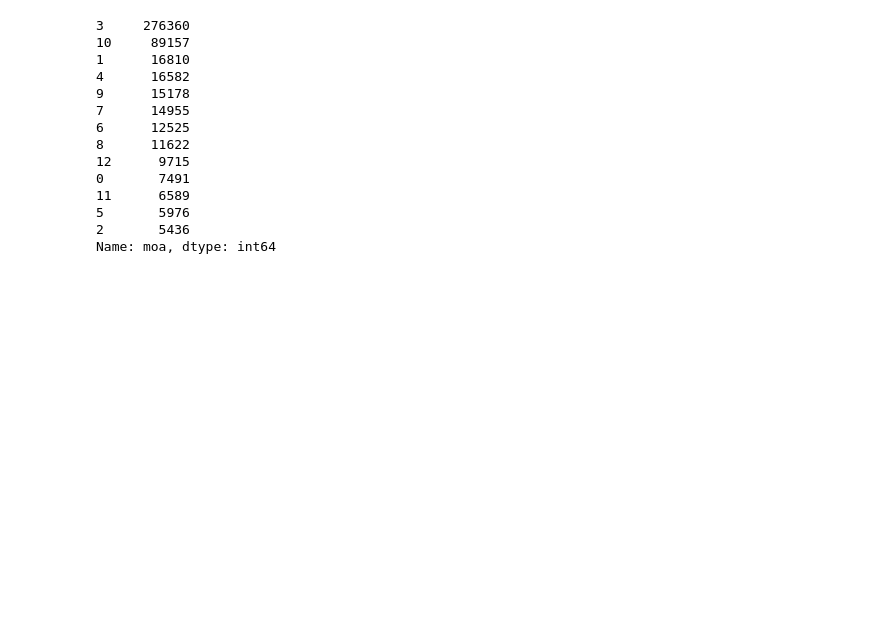
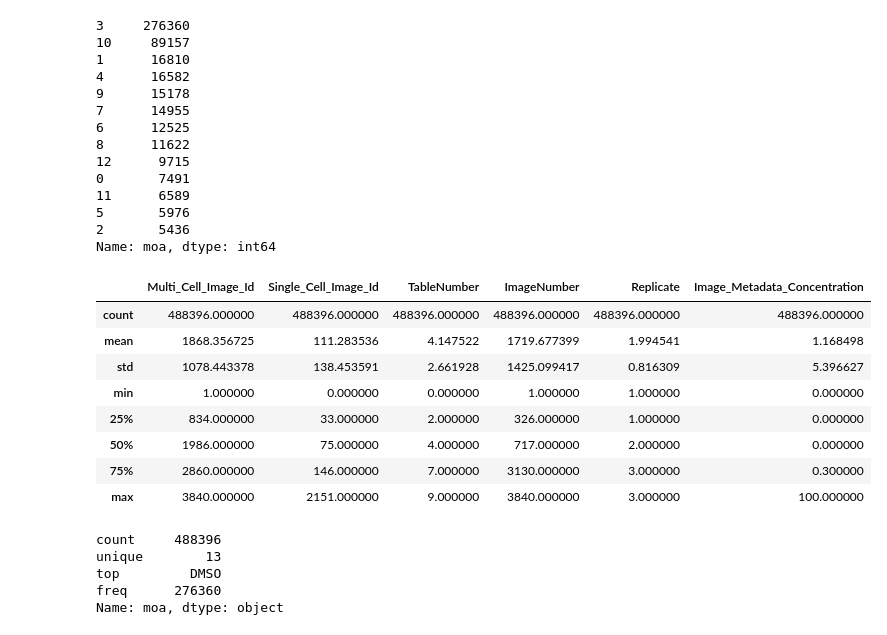
Before and after one commit to Ottohesten/02466-Cell-Profiling, a Jupyter notebook: Exploratory_analysis.ipynb, the cells around one changed output. Drawn from its saved outputs; the diff is of its cells as text; code cells hidden in the pictures; blank space fills up the shorter version.

```diff
--- a/Exploratory_analysis.ipynb
+++ b/Exploratory_analysis.ipynb
@@ -82,3 +91,23 @@ data["moa"].value_counts()
 5       5976
 2       5436
 Name: moa, dtype: int64
+# %%
+data.describe()
+# %% [output]
+|  | Multi_Cell_Image_Id | Single_Cell_Image_Id | TableNumber | ImageNumber | Replicate | Image_Metadata_Concentration |
+| count | 488396.000000 | 488396.000000 | 488396.000000 | 488396.000000 | 488396.000000 | 488396.000000 |
+| mean | 1868.356725 | 111.283536 | 4.147522 | 1719.677399 | 1.994541 | 1.168498 |
+| std | 1078.443378 | 138.453591 | 2.661928 | 1425.099417 | 0.816309 | 5.396627 |
+| min | 1.000000 | 0.000000 | 0.000000 | 1.000000 | 1.000000 | 0.000000 |
+| 25% | 834.000000 | 33.000000 | 2.000000 | 326.000000 | 1.000000 | 0.000000 |
+| 50% | 1986.000000 | 75.000000 | 4.000000 | 717.000000 | 2.000000 | 0.000000 |
+| 75% | 2860.000000 | 146.000000 | 7.000000 | 3130.000000 | 3.000000 | 0.300000 |
+| max | 3840.000000 | 2151.000000 | 9.000000 | 3840.000000 | 3.000000 | 100.000000 |
+# %%
+data["moa"].describe()
+# %% [output]
+count     488396
+unique        13
+top         DMSO
+freq      276360
+Name: moa, dtype: object
```
Also changed, not shown: parts of 5 cells of this notebook.
